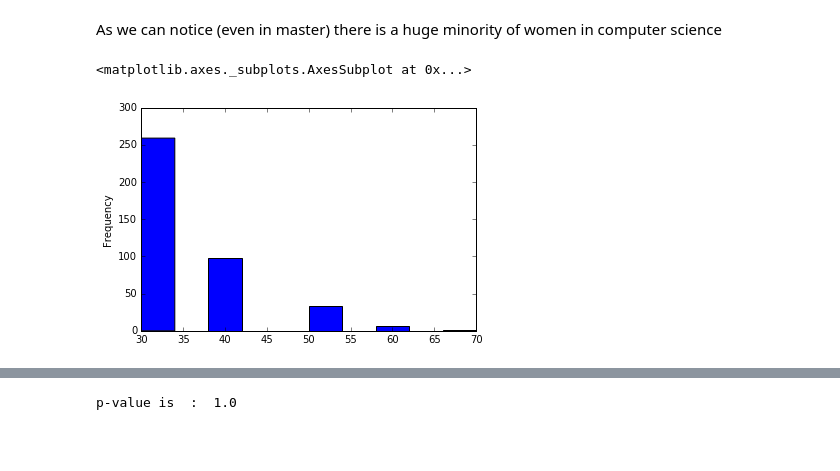
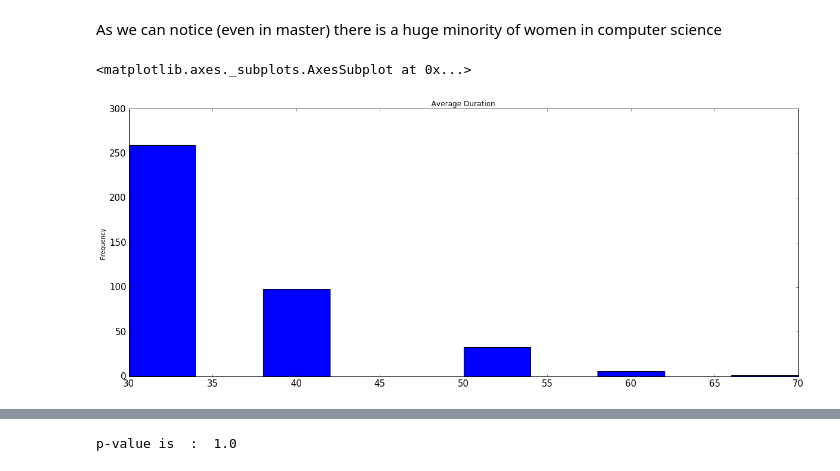
Before and after one commit to Symsystem/adaepflHomework, a Jupyter notebook: 02 - Data from the Web/Data from the web.ipynb, the cells around one changed output, grey strips where cells are left out. Cells and saved outputs as stored; diff of their text form; code cells hidden in the pictures; blank space fills up the shorter version.

```diff
--- a/02 - Data from the Web/Data from the web.ipynb
+++ b/02 - Data from the Web/Data from the web.ipynb
@@ -87,11 +87,12 @@ Monsieur    0.926952
 Name: civilite, dtype: float64
 # %% [markdown]
 As we can notice (even in master) there is a huge minority of women in computer science
-# %%
-students['duration'].plot(kind ='hist')
-# %% [output]
-<matplotlib.axes._subplots.AxesSubplot at 0x...>
-[figure, removed]
+# %%
+plt.figure(figsize=(20,8))
+students['duration'].plot(kind ='hist',fontsize =15,title ='Average Duration')
+# %% [output]
+<matplotlib.axes._subplots.AxesSubplot at 0x...>
+[figure, added]
 # %%
 averageDuration_students_femal = students[students['civilite']== 'Madame']['duration'].mean()
 averageDuration_students_mal = students[students['civilite']== 'Monsieur']['duration'].mean()
```
Also changed, not shown: parts of 22 cells of this notebook.
